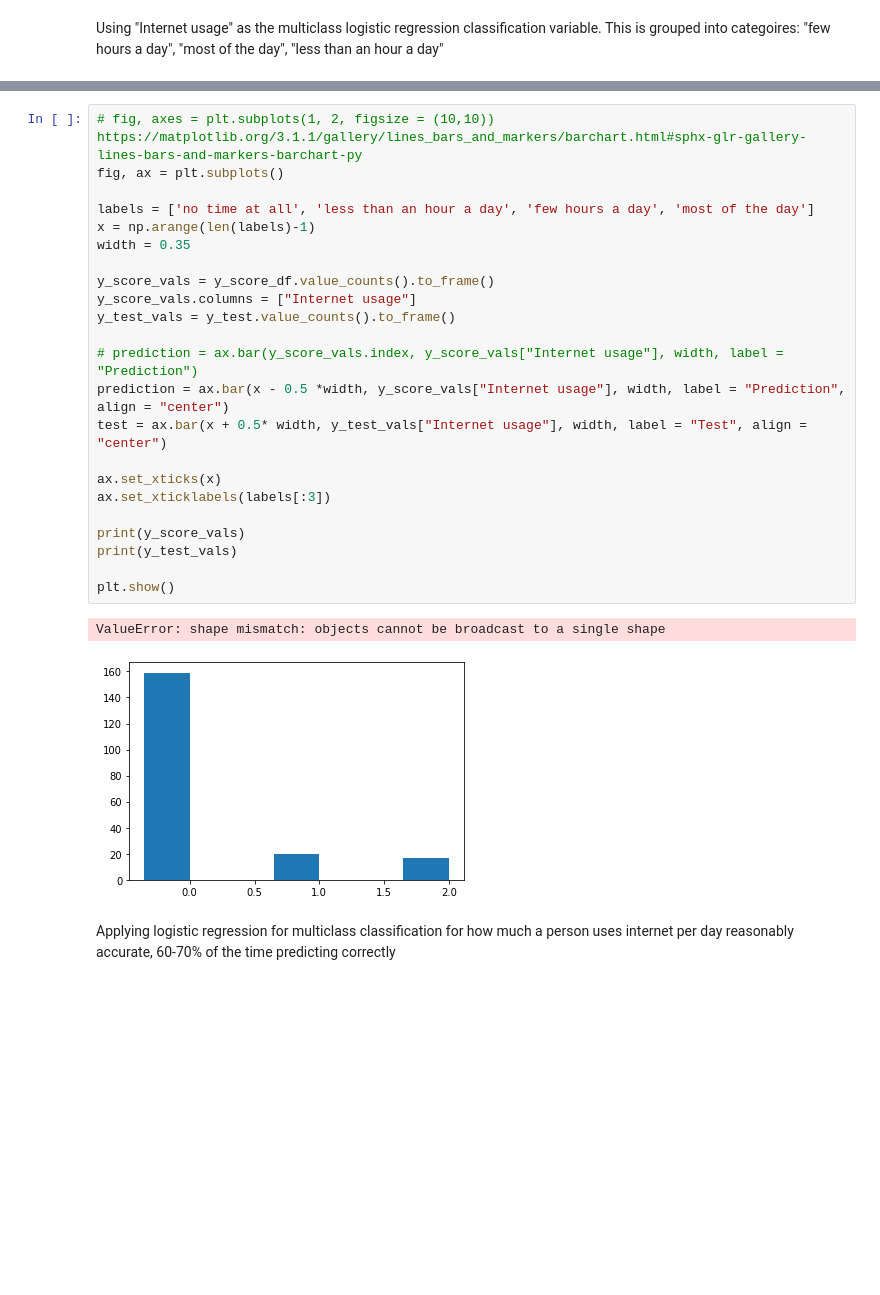
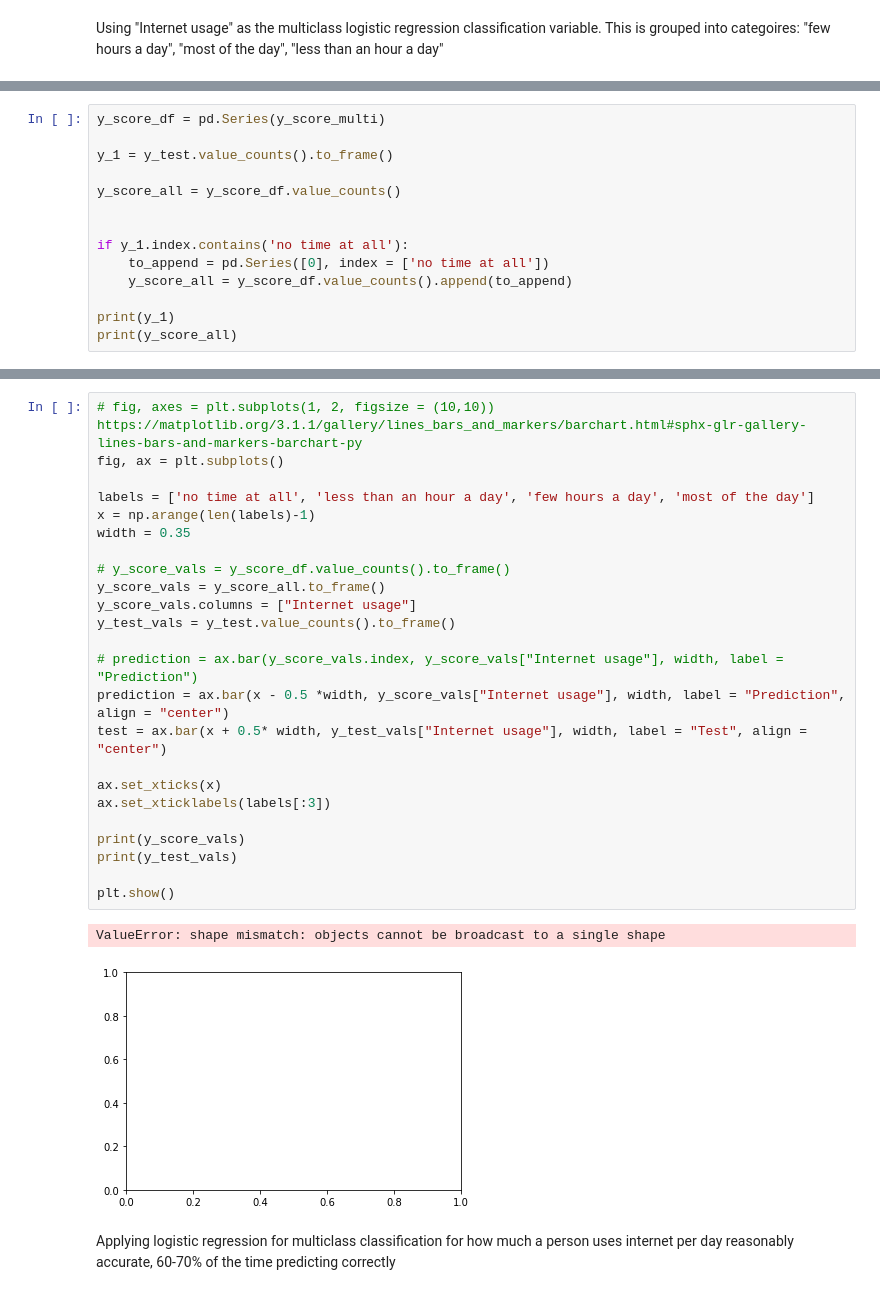
Before and after one commit to jaimindp/Kaggle, a Jupyter notebook: young-people-survey/Kaggle young people survey analysis.ipynb, the cells around one changed output, grey strips where cells are left out. Saved outputs shown, nothing was run; the diff lists cells and outputs as text; blank space fills up the shorter version.

Commit message:
Adding multiclass logistic regression chart

```diff
--- a/young-people-survey/Kaggle young people survey analysis.ipynb
+++ b/young-people-survey/Kaggle young people survey analysis.ipynb
@@ -605,0 +590,14 @@ dtype: int64
+# %%
+y_score_df = pd.Series(y_score_multi)
+
+y_1 = y_test.value_counts().to_frame()
+
+y_score_all = y_score_df.value_counts()
+
+
+if y_1.index.contains('no time at all'):
+    to_append = pd.Series([0], index = ['no time at all'])
+    y_score_all = y_score_df.value_counts().append(to_append)
+
+print(y_1)
+print(y_score_all)
@@ -606,28 +615,29 @@ dtype: int64
 # %%
 # fig, axes = plt.subplots(1, 2, figsize = (10,10)) https://matplotlib.org/3.1.1/gallery/lines_bars_and_markers/barchart.html#sphx-glr-gallery-lines-bars-and-markers-barchart-py
 fig, ax = plt.subplots()
 
 labels = ['no time at all', 'less than an hour a day', 'few hours a day', 'most of the day']
 x = np.arange(len(labels)-1)
 width = 0.35
 
-y_score_vals = y_score_df.value_counts().to_frame()
+# y_score_vals = y_score_df.value_counts().to_frame()
+y_score_vals = y_score_all.to_frame()
 y_score_vals.columns = ["Internet usage"]
 y_test_vals = y_test.value_counts().to_frame()
 
 # prediction = ax.bar(y_score_vals.index, y_score_vals["Internet usage"], width, label = "Prediction")
 prediction = ax.bar(x - 0.5 *width, y_score_vals["Internet usage"], width, label = "Prediction", align = "center")
 test = ax.bar(x + 0.5* width, y_test_vals["Internet usage"], width, label = "Test", align = "center")
 
 ax.set_xticks(x)
 ax.set_xticklabels(labels[:3])
 
 print(y_score_vals)
 print(y_test_vals)
 
 plt.show()
 # %% [output]
 ValueError: shape mismatch: objects cannot be broadcast to a single shape
-[figure, old version]
+[figure, new version]
 # %% [markdown]
 Applying logistic regression for multiclass classification for how much a person uses internet per day reasonably accurate, 60-70% of the time predicting correctly
```
Also changed, not shown: parts of 5 cells of this notebook.
